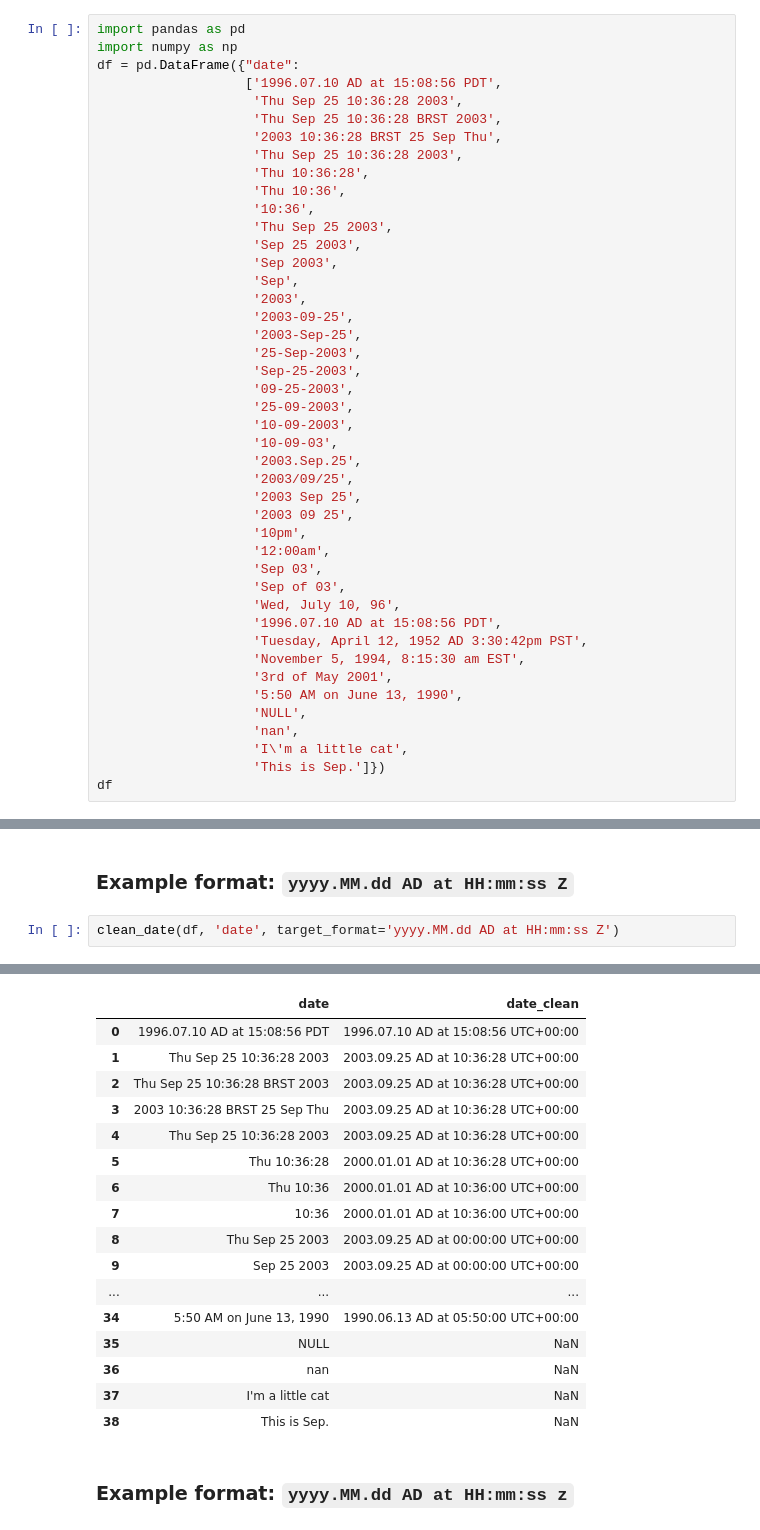
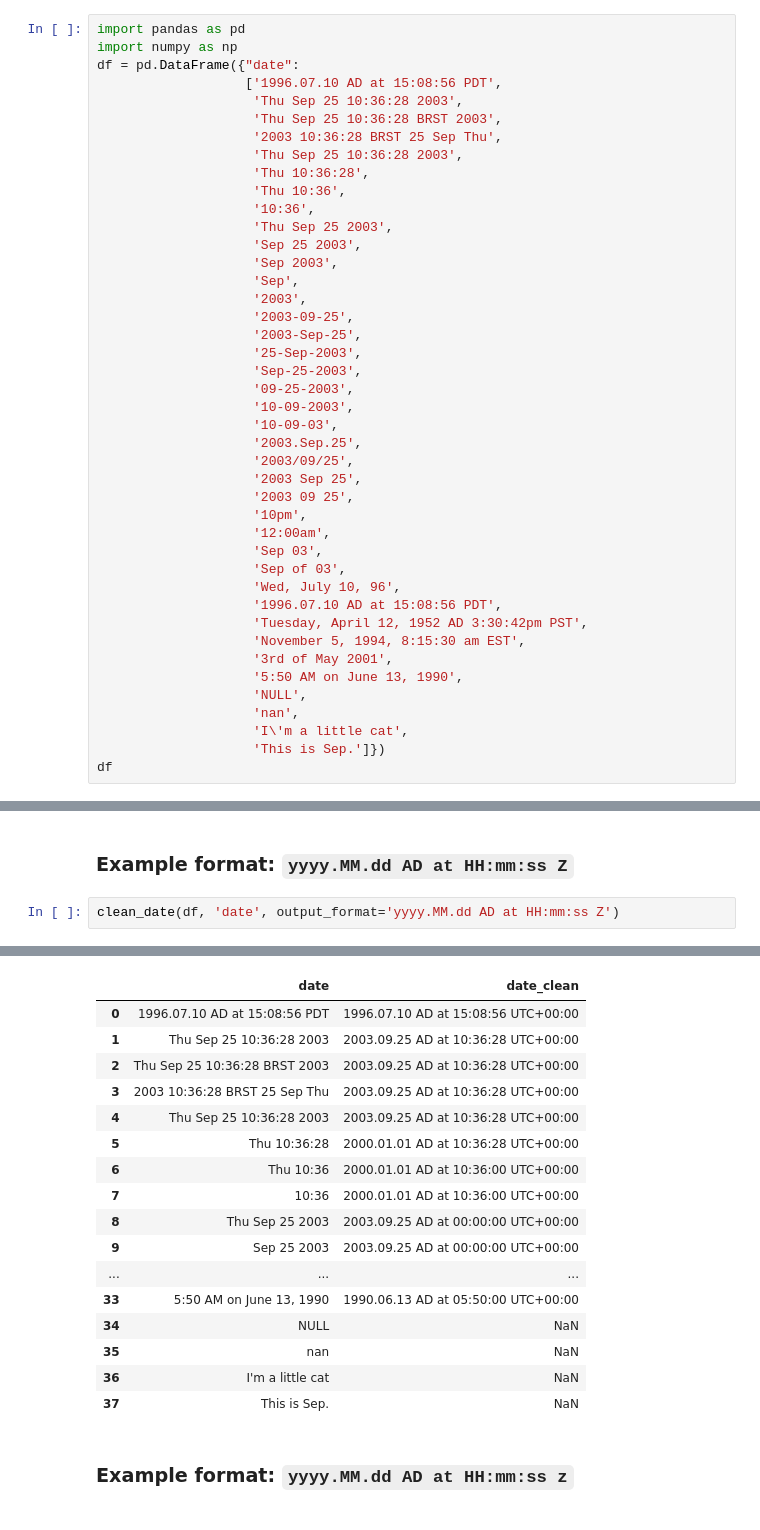
Before and after one commit to sfu-db/dataprep, a Jupyter notebook: docs/source/user_guide/clean/clean_date.ipynb, the cells around one changed output, grey strips where cells are left out. Saved outputs shown, nothing was run; the diff lists cells and outputs as text.

```diff
--- a/docs/source/user_guide/clean/clean_date.ipynb
+++ b/docs/source/user_guide/clean/clean_date.ipynb
@@ -65,7 +65,6 @@ df = pd.DataFrame({"date":
                     '25-Sep-2003',
                     'Sep-25-2003',
                     '09-25-2003',
-                    '25-09-2003',
                     '10-09-2003',
                     '10-09-03',
                     '2003.Sep.25',
@@ -181,5 +180,5 @@ Result contains 35 (89.74%) values in the correct format and 4 null values (10.2
 # %% [markdown]
 ### Example format: `yyyy.MM.dd AD at HH:mm:ss Z`
 # %%
-clean_date(df, 'date', target_format='yyyy.MM.dd AD at HH:mm:ss Z')
+clean_date(df, 'date', output_format='yyyy.MM.dd AD at HH:mm:ss Z')
 # %% [output]
@@ -190,20 +189,20 @@ Result contains 35 (89.74%) values in the correct format and 4 null values (10.2
 |  | date | date_clean |
 | 0 | 1996.07.10 AD at 15:08:56 PDT | 1996.07.10 AD at 15:08:56 UTC+00:00 |
 | 1 | Thu Sep 25 10:36:28 2003 | 2003.09.25 AD at 10:36:28 UTC+00:00 |
 | 2 | Thu Sep 25 10:36:28 BRST 2003 | 2003.09.25 AD at 10:36:28 UTC+00:00 |
 | 3 | 2003 10:36:28 BRST 25 Sep Thu | 2003.09.25 AD at 10:36:28 UTC+00:00 |
 | 4 | Thu Sep 25 10:36:28 2003 | 2003.09.25 AD at 10:36:28 UTC+00:00 |
 | 5 | Thu 10:36:28 | 2000.01.01 AD at 10:36:28 UTC+00:00 |
 | 6 | Thu 10:36 | 2000.01.01 AD at 10:36:00 UTC+00:00 |
 | 7 | 10:36 | 2000.01.01 AD at 10:36:00 UTC+00:00 |
 | 8 | Thu Sep 25 2003 | 2003.09.25 AD at 00:00:00 UTC+00:00 |
 | 9 | Sep 25 2003 | 2003.09.25 AD at 00:00:00 UTC+00:00 |
 | ... | ... | ... |
-| 34 | 5:50 AM on June 13, 1990 | 1990.06.13 AD at 05:50:00 UTC+00:00 |
-| 35 | NULL | NaN |
-| 36 | nan | NaN |
-| 37 | I'm a little cat | NaN |
-| 38 | This is Sep. | NaN |
+| 33 | 5:50 AM on June 13, 1990 | 1990.06.13 AD at 05:50:00 UTC+00:00 |
+| 34 | NULL | NaN |
+| 35 | nan | NaN |
+| 36 | I'm a little cat | NaN |
+| 37 | This is Sep. | NaN |
 # %% [markdown]
 ### Example format: `yyyy.MM.dd AD at HH:mm:ss z`
 # %%
```
Also changed, not shown: parts of 31 cells of this notebook.
